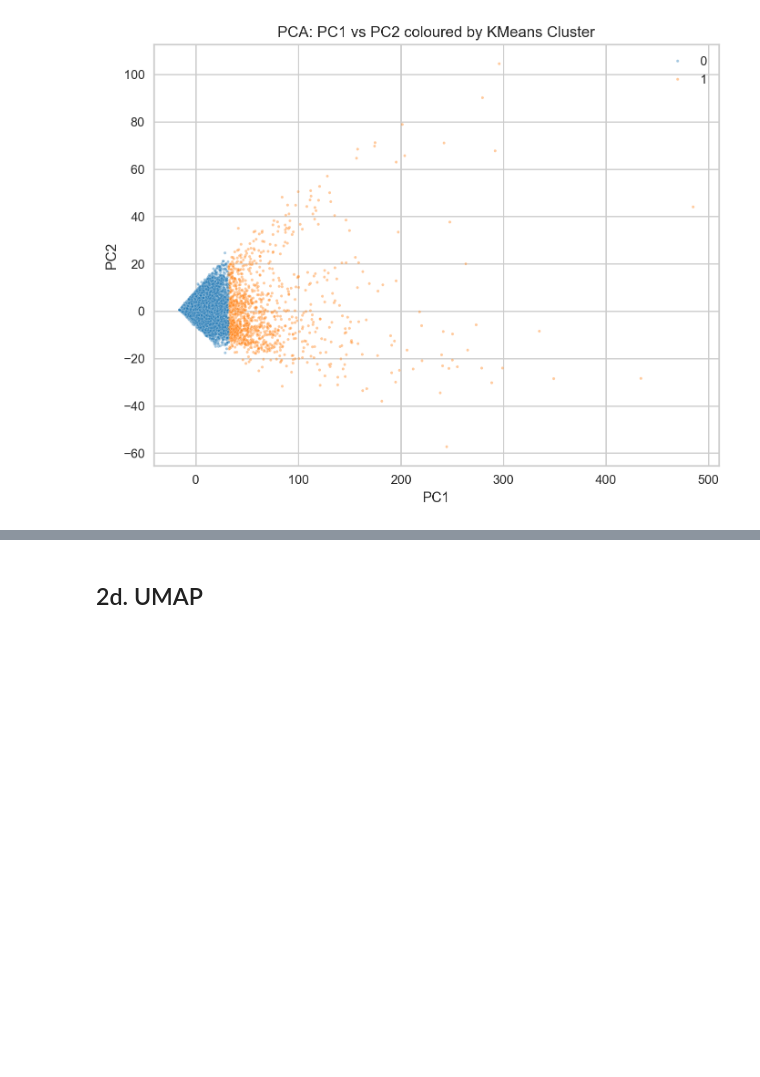
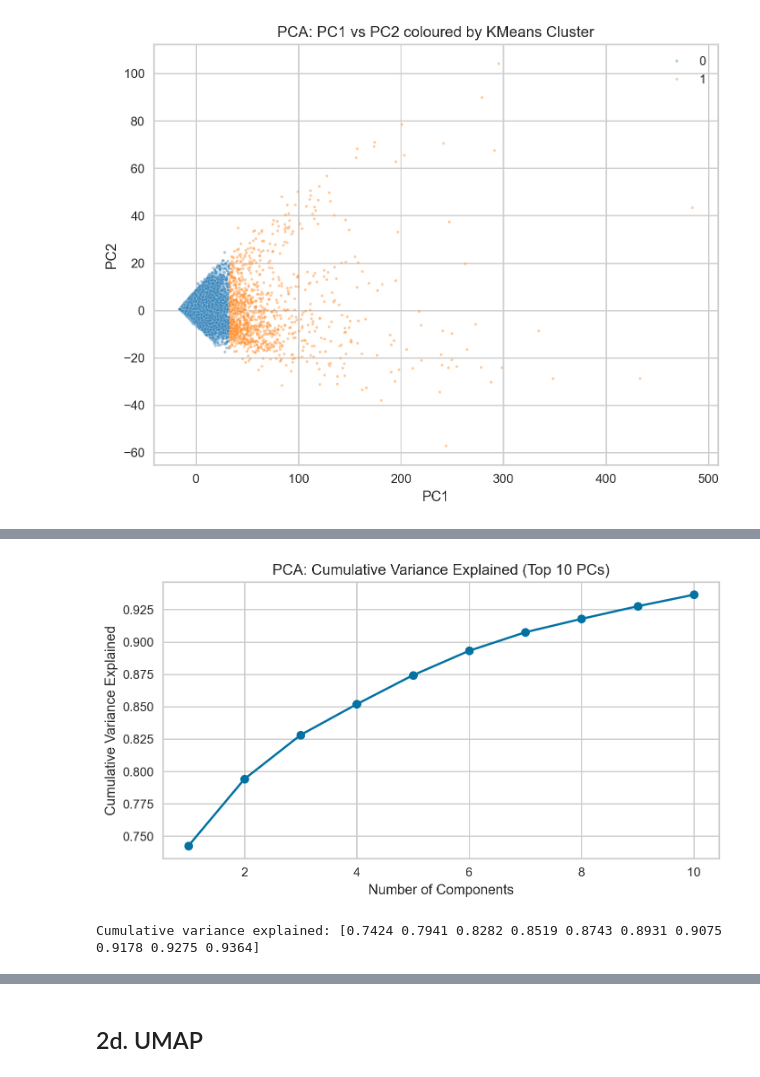
Before and after one commit to PhilippMayorov/UG39_Group_Project, a Jupyter notebook: CAD_household_analysis.ipynb, the cells around one changed output, grey strips where cells are left out. Saved outputs shown, nothing was run; the diff lists cells and outputs as text; code cells hidden in the pictures; blank space fills up the shorter version.

```diff
--- a/CAD_household_analysis.ipynb
+++ b/CAD_household_analysis.ipynb
@@ -626,0 +689,13 @@ plt.show()
+# %%
+# 2c.i — PCA cumulative variance explained (top 10 components)
+cumvar = np.cumsum(pca_full.explained_variance_ratio_)
+plt.figure(figsize=(8, 4))
+plt.plot(range(1, 11), cumvar[:10], marker='o')
+plt.xlabel('Number of Components')
+plt.ylabel('Cumulative Variance Explained')
+plt.title('PCA: Cumulative Variance Explained (Top 10 PCs)')
+plt.show()
+print("Cumulative variance explained:", np.round(cumvar[:10], 4))
+# %% [output]
+[figure, new version]
+Cumulative variance explained: [0.7424 0.7941 0.8282 0.8519 0.8743 0.8931 0.9075 0.9178 0.9275 0.9364]
```
Also changed, not shown: parts of 57 cells of this notebook.
